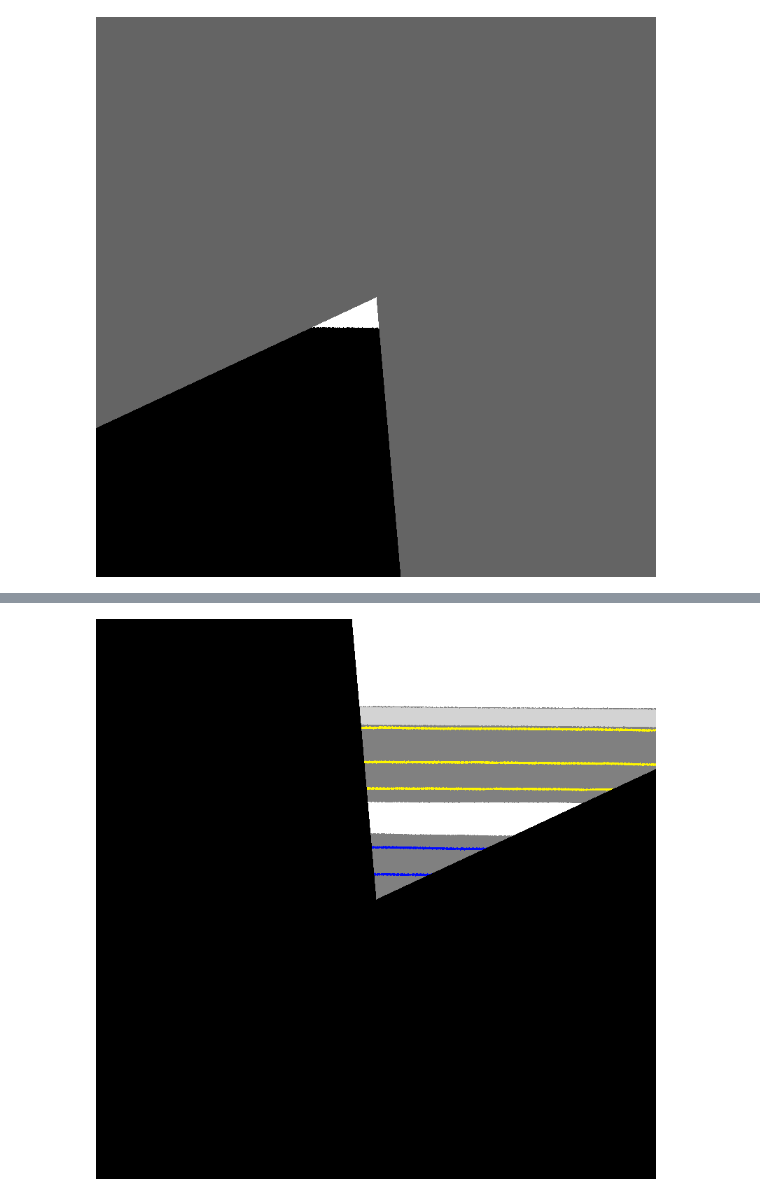
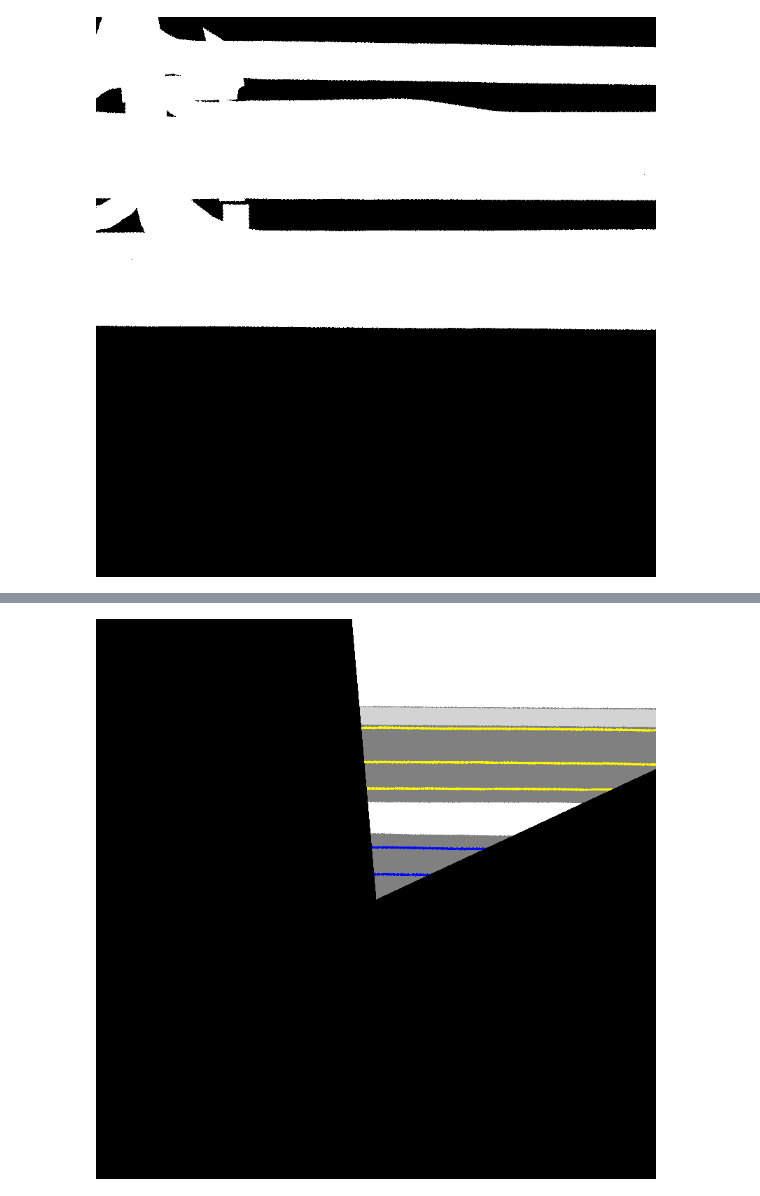
Before and after one commit to nyu-ds-2019/birds-eye-view-predictor, a Jupyter notebook: notebooks/image_slice.ipynb, the cells around one changed output, grey strips where cells are left out. Saved outputs shown, nothing was run; the diff lists cells and outputs as text; code cells hidden in the pictures.

```diff
--- a/notebooks/image_slice.ipynb
+++ b/notebooks/image_slice.ipynb
@@ -36,6 +39,17 @@ def in_back_right(x, y):
     return y <= 0 and between_angles(y, x, -155, -85)
 # %%
 from PIL import Image
+
+def convert_map_to_road_map(ego_map):
+    mask = (ego_map[0,:,:] == 1) * (ego_map[1,:,:] == 1) * (ego_map[2,:,:] == 1)
+
+    return (~mask)
+
+def get_color(x):
+    if x == 1:
+        return 255
+
+    return 0
 
 im = Image.open('/Users/nikhilvs/repos/nyu/vehicle-scene-generator/data/scene_108/sample_86/ego.png')
 
@@ -76,10 +90,14 @@ for x in range(width):
             back_left.putpixel((x, y), get_color(c))
         if in_back_right(x - a, -y + a):
             back_right.putpixel((x, y), get_color(c))
-# %%
-back_right
-# %% [output]
-[figure, removed]
+# %%
+i = road_image.int()
+i[i == 1] = 255
+torchvision.transforms.ToPILImage(mode = None)(i)
+
+# torchvision.transforms.ToPILImage(mode = None)(road_image.int())
+# %% [output]
+[figure, added]
 # %%
 import torch
 import torch.nn as nn
```
Also changed, not shown: parts of 2 cells of this notebook, 1 other file.
